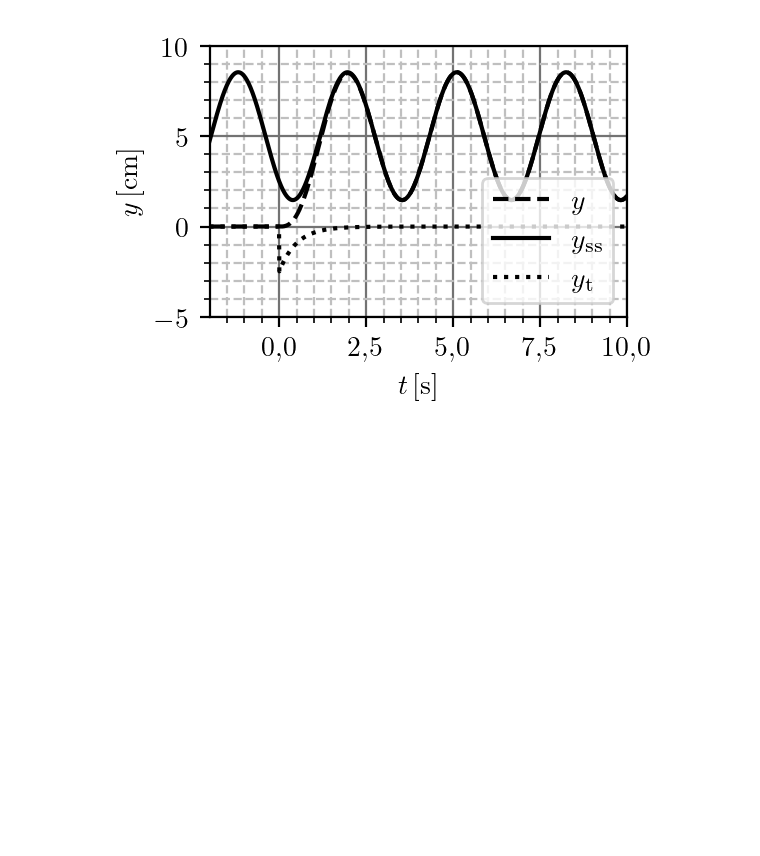
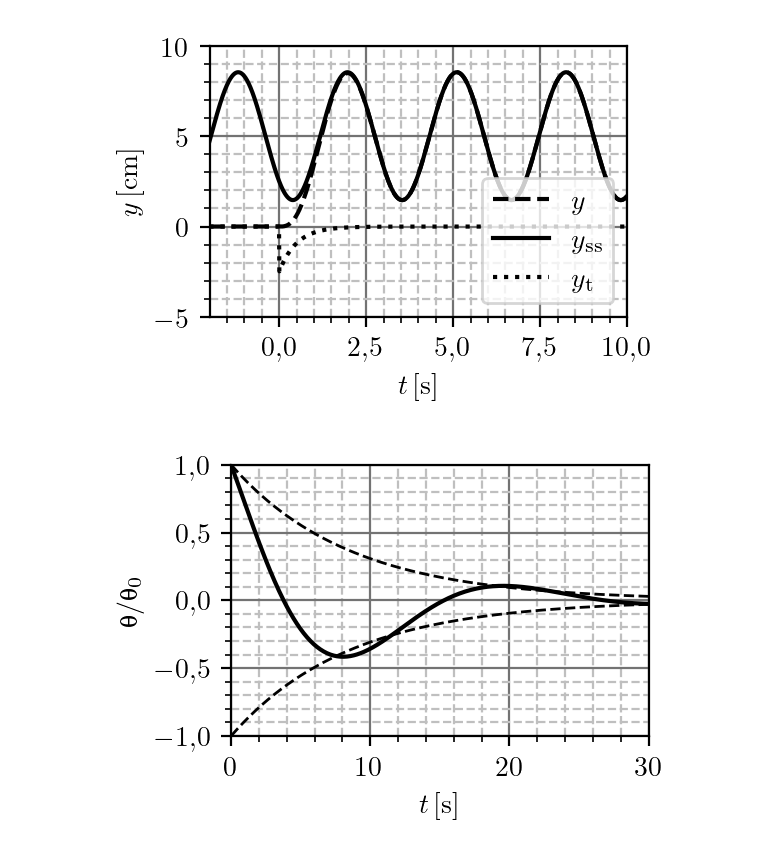
Before and after one commit to djokicd/zbirka-sis, a Jupyter notebook: 4_laplasova_transformacija/3_fje_prenosa/fig/LT_plotovi.ipynb, the cells around one changed output. Cells and saved outputs as stored; diff of their text form; code cells hidden in the pictures; blank space fills up the shorter version.

```diff
--- a/4_laplasova_transformacija/3_fje_prenosa/fig/LT_plotovi.ipynb
+++ b/4_laplasova_transformacija/3_fje_prenosa/fig/LT_plotovi.ipynb
@@ -193,3 +193,40 @@ ylim(-5 ,10)
 plt.savefig("cim_rez_razni_plot.pdf", bbox_inches='tight')
 # %% [output]
 [figure]
+# %%
+generate_canvas( w = .4 * 165 / 24.5, a = 1.5 )
+ylim([-1.5, 1.5])
+
+tmax=30
+
+def feps(t):
+    if t < 0: return 0
+    return exp(-0.31416*t)*(cos(0.727*t) - 0.603* sin(0.727*t) )
+
+def fenv1(t):
+    if t < 0: return 0
+    return exp(-0.31416*t)
+
+def fenv2(t):
+    if t < 0: return 0
+    return -exp(-0.31416*t)
+
+
+t_vec = linspace(0, tmax, 1000)
+
+v = [ feps(t) for t in t_vec ]
+env1 = [ fenv1(t) for t in t_vec ]
+env2 = [ fenv2(t) for t in t_vec ]
+
+xlim([0, tmax])
+ylim([-1, 1])
+
+plot(t, v, 'k-', lw = 1.5)
+plot(t, env1, 'k--', lw = 1)
+plot(t, env2, 'k--', lw = 1)
+xlabel(r"$t\rm\,[s]$")
+ylabel(r"$\uptheta/\uptheta_0$")
+
+plt.savefig("teleskop_plot.pdf", bbox_inches='tight')
+# %% [output]
+[figure, added]
```
Also changed, not shown: parts of 1 cell of this notebook, 6 other files.
